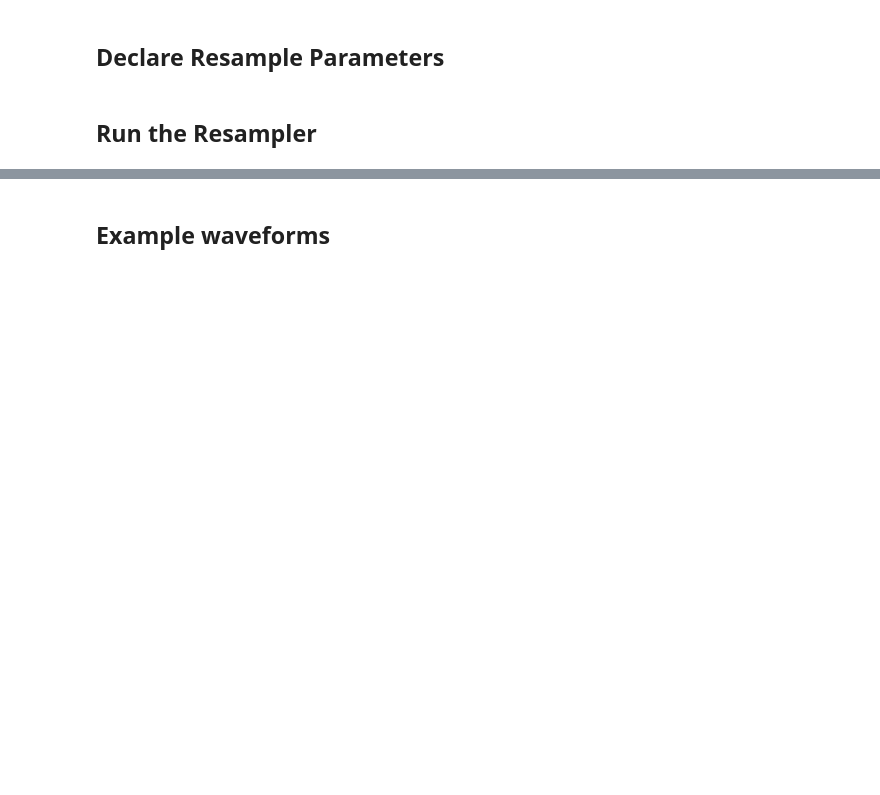
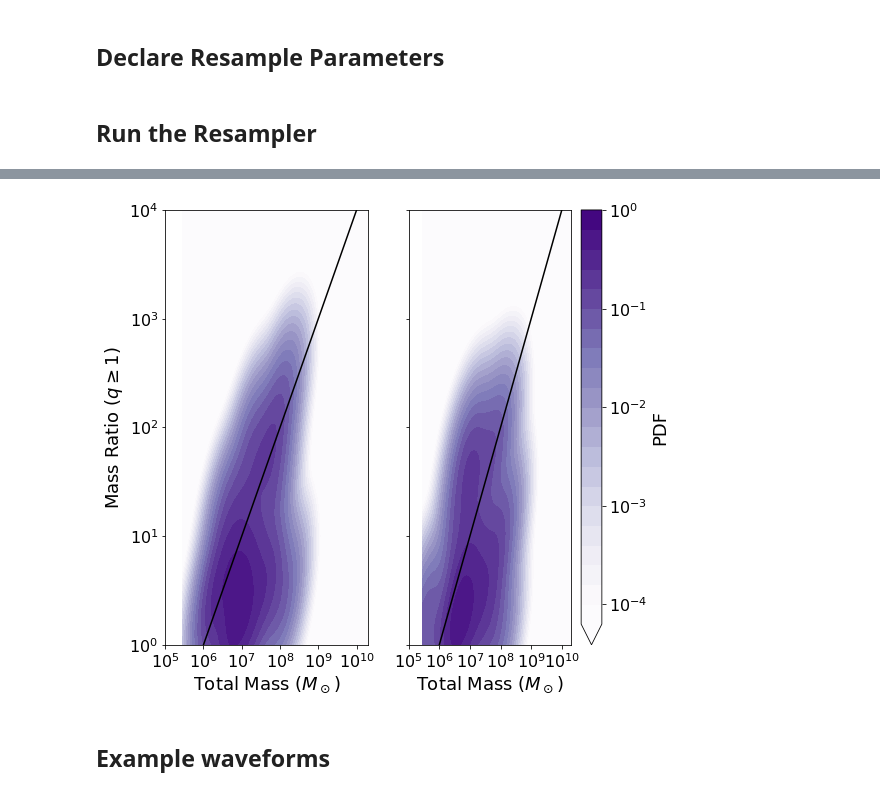
Before and after one commit to mikekatz04/Illustris_LISA_paper, a Jupyter notebook: code/paper_plots.ipynb, the cells around one changed output, grey strips where cells are left out. Drawn from its saved outputs; the diff is of its cells as text; code cells hidden in the pictures; blank space fills up the shorter version.

Commit message:
additions and evolveLZK moved

```diff
--- a/code/paper_plots.ipynb
+++ b/code/paper_plots.ipynb
@@ -28,7 +30,7 @@ t_obs = 5.0 #years
 duration = 100.0 #years
 
 #input file
-fp = 'simulation_input_data.txt'
+fp = 'simulation_input_data_lzk.txt'
 
 ##################
 ###### KDE #######
@@ -58,11 +60,11 @@ parallel_kwargs = {'num_processors':None, 'num_splits':1000, 'verbose':50}
 ##########################
 ###### SNR Options #######
 ##########################
-snr_kwargs = {'wd_noise':True, 'num_points':2048, 'sensitivity_curve':'LPA', 'prefactor':np.sqrt(16./5.)}
+snr_kwargs = {'add_wd_noise':'True', 'num_points':2048, 'sensitivity_curve':'LPA', 'prefactor':np.sqrt(16./5.), 'spin': 0.8, 'signal_type':['all', 'ins', 'mrg', 'rd']}
 # %% [markdown]
 ## Run the Resampler
 # %%
-data = np.genfromtxt('simulation_input_data.txt', names=True)
+data = np.genfromtxt('simulation_input_data_lzk.txt', names=True)
 
 evolution_classes = [[EvolveFDFA, {'m1':'mass_new_prev_in', 'm2':'mass_new_prev_out',
                     'z':'redshift', 'separation':'separation', 'star_gamma':'star_gamma',
@@ -84,15 +86,18 @@ for evolve_class, evolve_dict, label in evolution_classes:
     zs, integrand, rate = mr.merger_rate(return_for_plot=True)
 
     snr_vals = (snr(evolve.m1[keep], evolve.m2[keep], np.full(len(evolve.m1[keep],), 0.8),
-                    np.full(len(evolve.m1[keep],), 0.8), z_coal, 1.0, 0.0, sensitivity_curve='LPA'))
-    mr_det = MergerRate(z_coal[snr_vals>8.0], 106.5**3,dz=dz)
+                    np.full(len(evolve.m1[keep],), 0.8), z_coal, 1.0, 0.0, sensitivity_curve='LPA', add_wd_noise='True'))
+    #pdb.set_trace()
+    mr_det = MergerRate(z_coal[snr_vals['LPA_wd_all']>8.0], 106.5**3,dz=dz)
     zs_det, integrand_det, rate_det = mr.merger_rate(return_for_plot=True)
     print(label, rate)
-
+    print(label, 'snr')
+    #pdb.set_trace()
     cats_det = detection_rate_main(num_catalogs, t_obs, duration, fp,
-                            evolve_dict, kde_key_guide, evolve_class,
-                            merger_rate_kwargs, parallel_kwargs, snr_kwargs,
-                            only_detectable=True, snr_threshold=8.0)
+                                    evolve_dict, kde_key_guide, evolve_class,
+                                    merger_rate_kwargs, snr_kwargs,
+                                    only_detectable=True, snr_threshold=8.0)
+    print(label, 'done')
     evolve_out['data'] = {'m1': data['mass_new_prev_in'], 'm2': data['mass_new_prev_out'],
                           'mt': data['mass_new_prev_in'] + data['mass_new_prev_out'],
                           'mr': mass_ratio_func(data['mass_new_prev_in'], data['mass_new_prev_out'])}
@@ -225,40 +248,45 @@ levels = [-1000] + levels
 
 line_xvals = np.linspace(6.0, 11.0)
 line_yvals = line_xvals - 6
-xx, yy = np.meshgrid(evolve_out['data']['mt'], evolve_out['data']['mr'])
+num = 1000
+xx, yy = np.meshgrid(np.linspace(np.log10(evolve_out['data']['mt'].min()), np.log10(evolve_out['data']['mt'].max()), num),
+                     np.linspace((-1*np.log10(evolve_out['data']['mr']).max()), (-1*np.log10(evolve_out['data']['mr']).min()), num))
+
 limiter = -4
 for i,label in enumerate(labels):
     cats_all = evolve_out[label]['cats_det']
     data = np.array([np.log10(cats_all['m1'] + cats_all['m2']), -np.log10(mass_ratio_func(cats_all['m1'],cats_all['m2']))])
     kde = stats.gaussian_kde(data)
 
     density = kde(np.c_[xx.flat, yy.flat].T).reshape(xx.shape)
     density = np.log10(density)*(density>10**limiter)+limiter*(density<10**limiter)
 
     ax[i].plot(line_xvals, line_yvals, color='k')
     cset = ax[i].contourf(xx, yy, density, levels=levels, norm=norm, cmap="Purples", extend='min')
     if i == 0:
         cax = fig.colorbar(cset)
         ticks = [-4,-3,-2,-1,0]
         cax.set_ticks(ticks)
         cax.set_ticklabels([r'$10^{%i}$'%i for i in ticks])
         cax.set_label('PDF', fontsize=labelfontsize)
         cax.ax.tick_params(labelsize=tickfontsize)
         ax[i].set_ylabel(r'Mass Ratio $\left(q\geq1\right)$', fontsize=labelfontsize)
 
     yticks = [0,1,2,3,4]
     ax[i].set_yticks(yticks)
     ax[i].set_yticklabels([r'$10^{%i}$'%i for i in yticks], fontsize=tickfontsize)
     ax[i].set_ylim(0,4)
 
     xticks = [5,6,7,8,9,10]
     ax[i].set_xticks(xticks)
     ax[i].set_xticklabels([r'$10^{%i}$'%i for i in xticks], fontsize=tickfontsize)
     ax[i].set_xlim(5, 10.3)
 
     ax[i].set_xlabel(r'Total Mass $\left(M_\odot\right)$', fontsize=labelfontsize)
 
-fig.savefig('figures/mt_vs_mr.png', dpi=200)
+#fig.savefig('figures/mt_vs_mr.png', dpi=200)
+# %% [output]
+[figure, added]
 # %% [markdown]
 ## Example waveforms
 # %%
```
Also changed, not shown: parts of 8 cells of this notebook, 11 other files.
